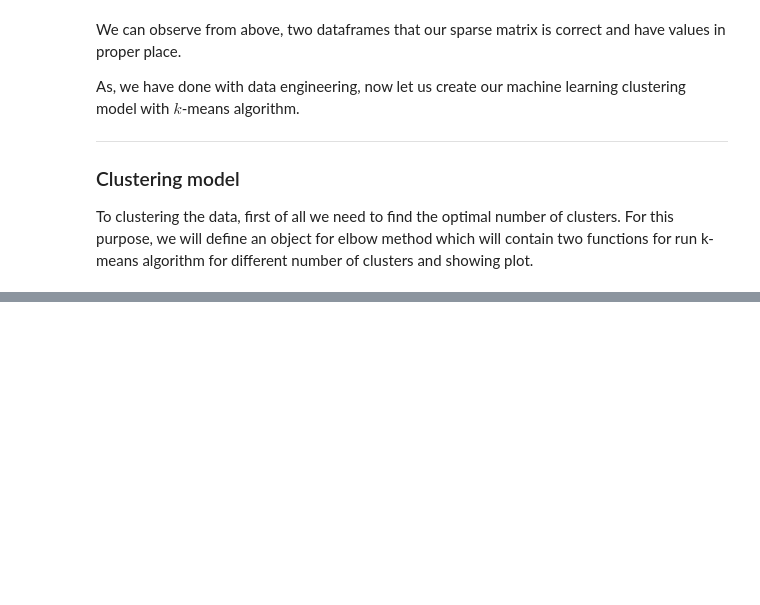
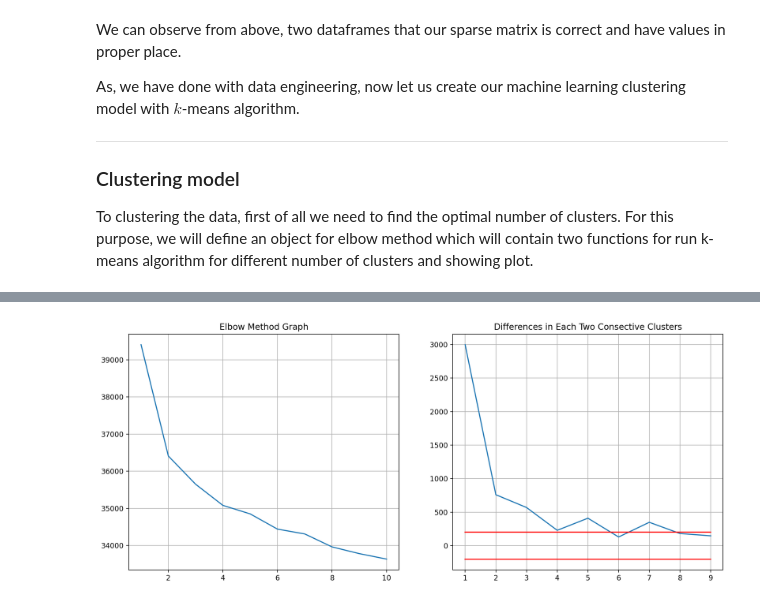
Before and after one commit to oscar-defelice/Recommender-Systems-Course, a Jupyter notebook: src/05.KMeansRecommendations.ipynb, the cells around one changed output, grey strips where cells are left out. Cells and saved outputs as stored; diff of their text form; code cells hidden in the pictures; blank space fills up the shorter version.

Commit message:
feat: Add images

```diff
--- a/src/06.KMeansRecommendations.ipynb
+++ b/src/05.KMeansRecommendations.ipynb
@@ -532,0 +616,2 @@ To clustering the data, first of all we need to find the optimal number of clust
+# %%
+elbow_method = ElbowMethod(users_movies_matrix)
@@ -532,0 +625,6 @@ To clustering the data, first of all we need to find the optimal number of clust
+# %%
+elbow_method.run(1, 10)
+# %%
+elbow_method.showPlot(boundary=200)
+# %% [output]
+[figure, added]
```
Also changed, not shown: parts of 3 cells of this notebook, 17 other files.
